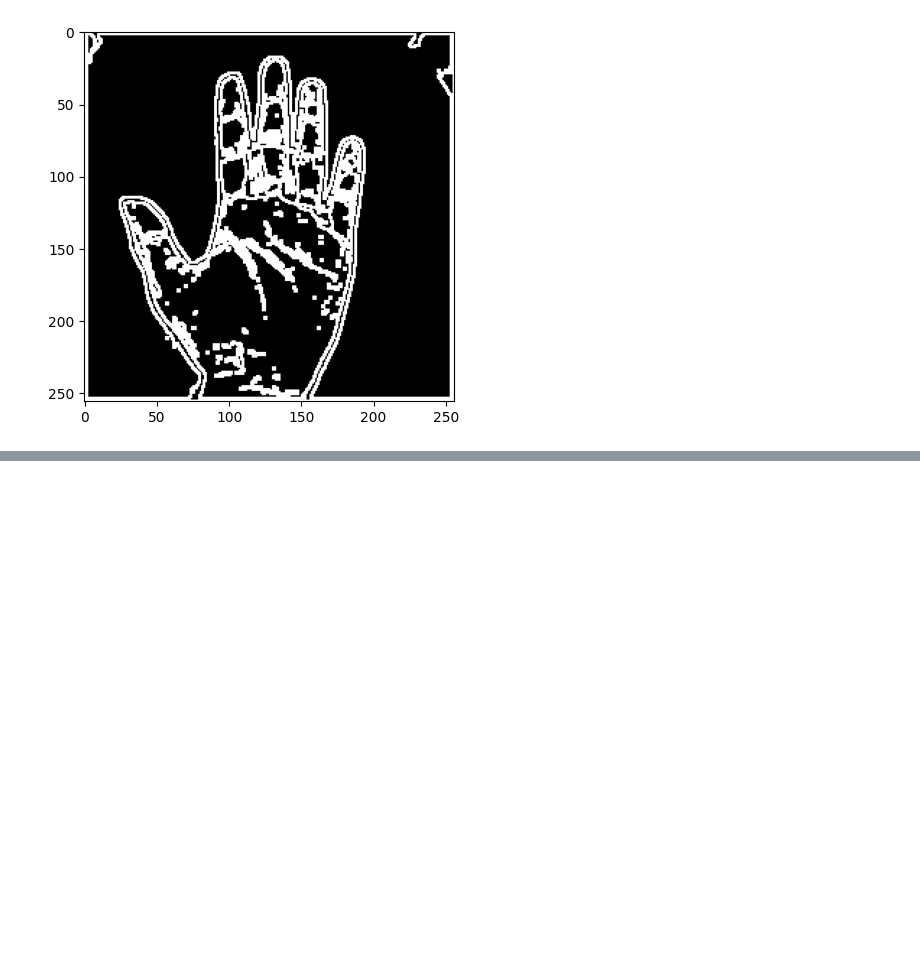
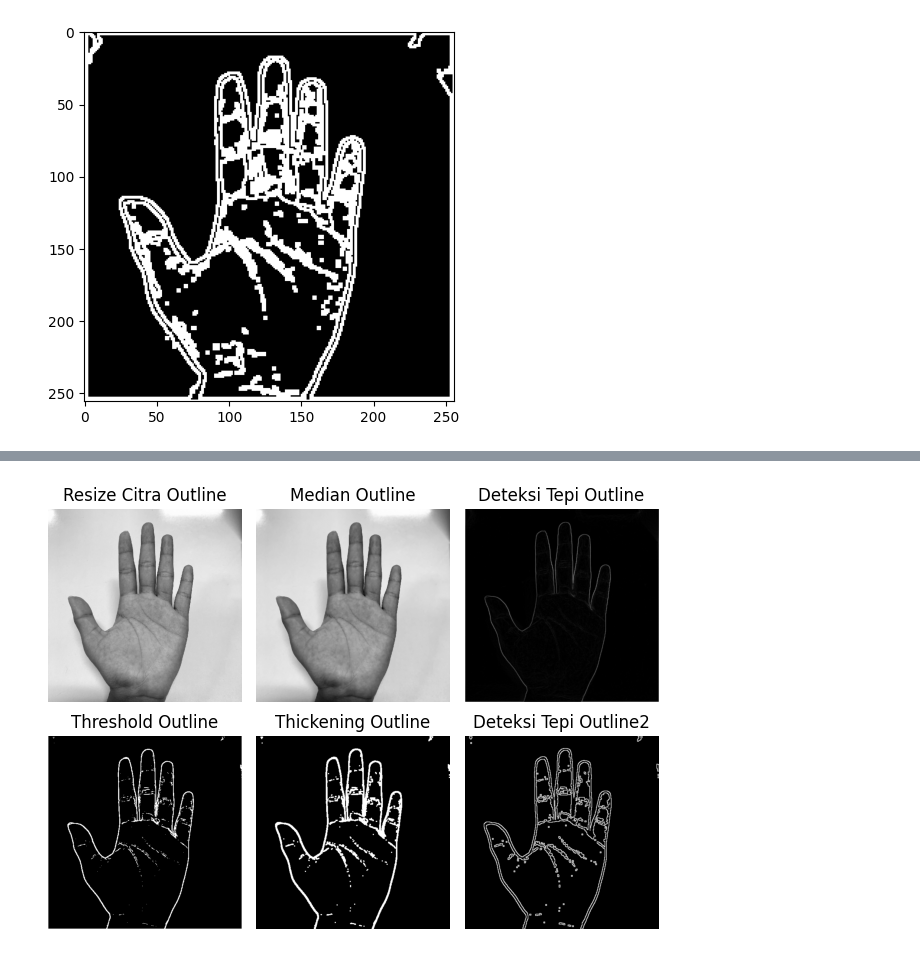
Before and after one commit to praktikum-pcd-2026/ynk-m4-melaniputrizahari, a Jupyter notebook: jurnalmodul4.ipynb, the cells around one changed output, grey strips where cells are left out. Cells and saved outputs as stored; diff of their text form; code cells hidden in the pictures; blank space fills up the shorter version.

```diff
--- a/jurnalmodul4.ipynb
+++ b/jurnalmodul4.ipynb
@@ -410,0 +558,42 @@ plt.show()
+# %%
+resize_outline = fungsi_dua(tangan_gray, 520, 520)
+outline_median = filter(resize_outline, 3, 'median')
+outline_prewitt = edge(outline_median, prewittX, prewittY)
+outline_thres = fungsi_satu(outline_prewitt, 12)
+outline_thickening = Thickening(outline_thres, kernel_cross, iterasi=1)
+outline_prewitt2 = edge(outline_thickening, prewittX, prewittY)
+
+plt.subplot(2,3,1)
+plt.title("Resize Citra Outline")
+plt.imshow(resize_outline, cmap='gray')
+plt.axis('off')
+
+plt.subplot(2,3,2)
+plt.title("Median Outline")
+plt.imshow(outline_median, cmap='gray')
+plt.axis('off')
+
+plt.subplot(2,3,3)
+plt.title("Deteksi Tepi Outline")
+plt.imshow(outline_prewitt, cmap='gray')
+plt.axis('off')
+
+plt.subplot(2,3,4)
+plt.title("Threshold Outline")
+plt.imshow(outline_thres, cmap='gray')
+plt.axis('off')
+
+plt.subplot(2,3,5)
+plt.title("Thickening Outline")
+plt.imshow(outline_thickening, cmap='gray')
+plt.axis('off')
+
+plt.subplot(2,3,6)
+plt.title("Deteksi Tepi Outline2")
+plt.imshow(outline_prewitt2, cmap='gray')
+plt.axis('off')
+
+plt.tight_layout()
+plt.show()
+# %% [output]
+[figure, added]
```
Also changed, not shown: parts of 34 cells of this notebook.
